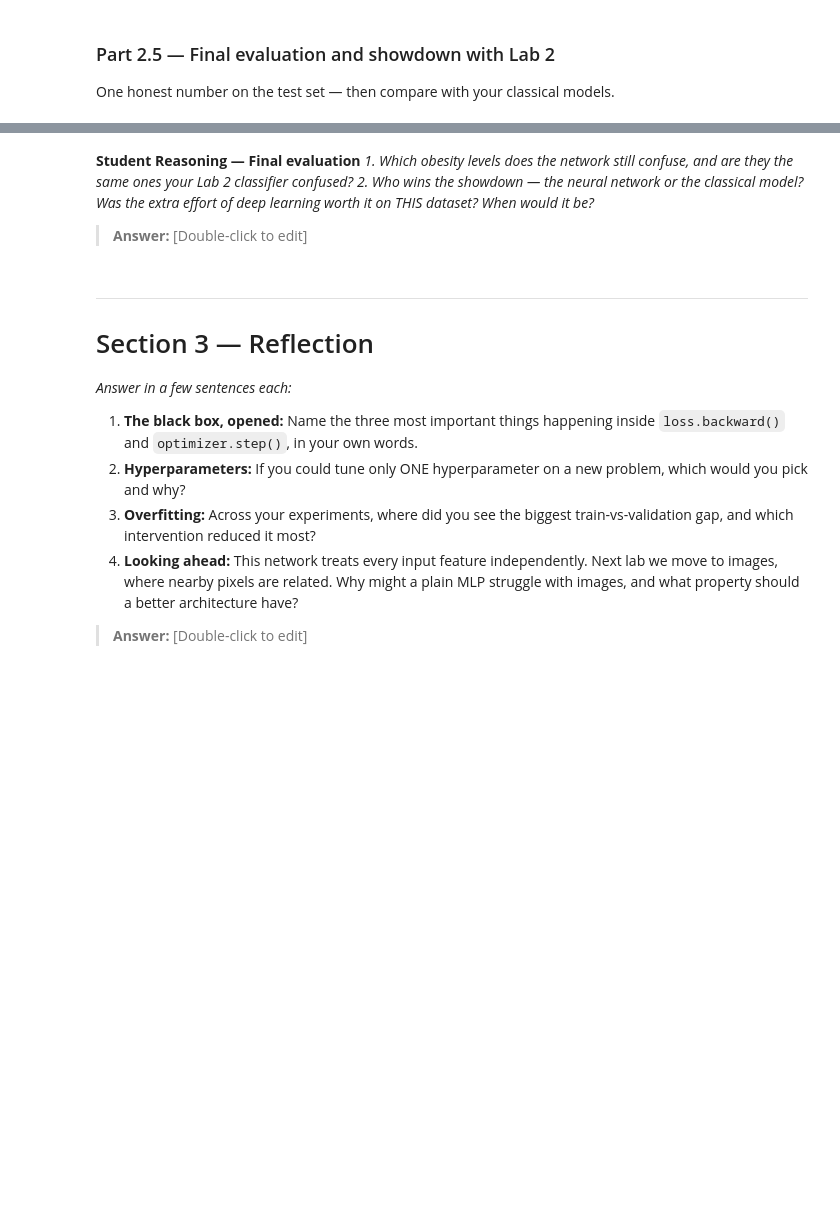
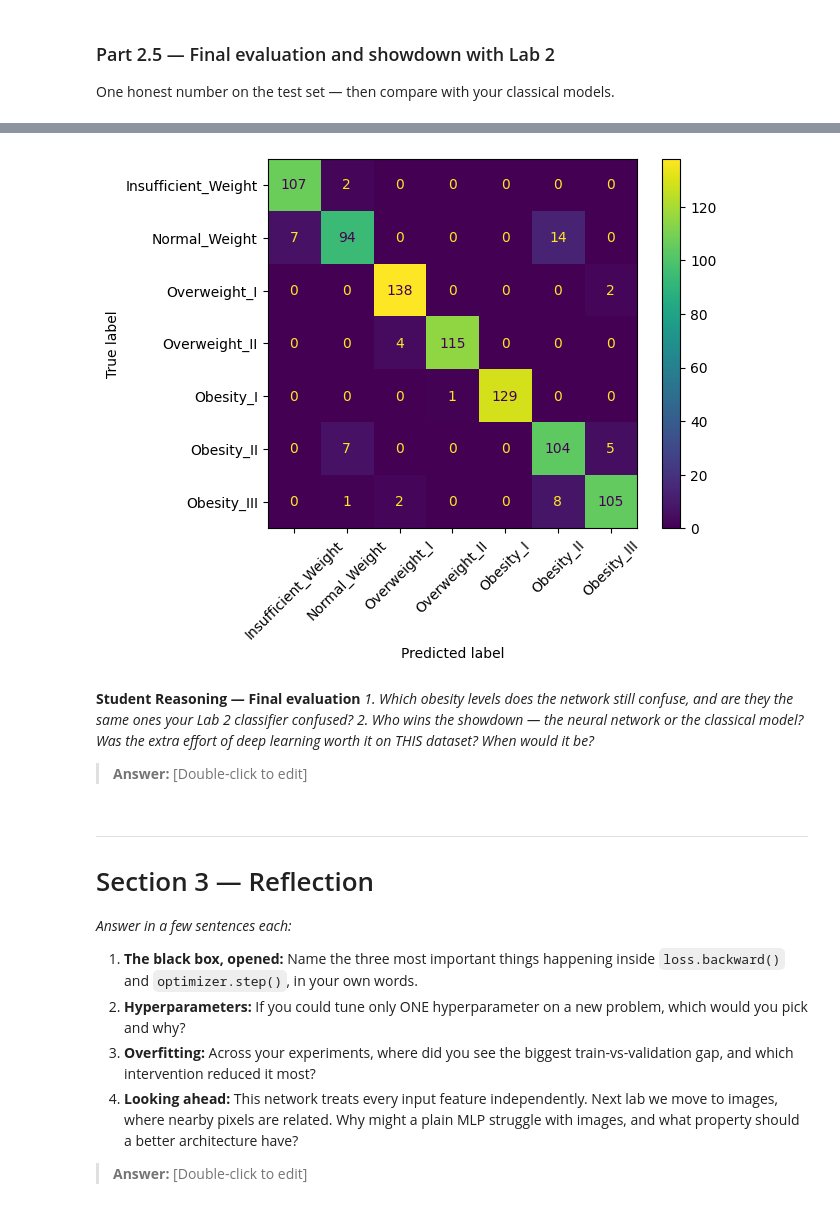
Before and after one commit to joyy-atschool/lab-3, a Jupyter notebook: lab_3.ipynb, the cells around one changed output, grey strips where cells are left out. Drawn from its saved outputs; the diff is of its cells as text; code cells hidden in the pictures; blank space fills up the shorter version.

```diff
--- a/lab_3.ipynb
+++ b/lab_3.ipynb
@@ -944,0 +927,96 @@ One honest number on the test set — then compare with your classical models.
+# %%
+from sklearn.metrics import accuracy_score, f1_score, classification_report
+import pandas as pd
+from sklearn.metrics import ConfusionMatrixDisplay
+from sklearn.metrics import confusion_matrix
+
+# TODO: Load your best configuration's weights; model.eval().
+
+
+torch.manual_seed(42)
+
+best_model = FeedForwardNet(
+    input_dim,
+    hidden_sizes=(256,128,64),
+    dropout=0.0
+).to(DEVICE)
+
+
+best_model.load_state_dict(torch.load("ffn_best.pt"))
+best_model.eval()
+
+# TODO: Report test ACCURACY and MACRO-F1
+#
+
+predics = []
+labells = []
+
+with torch.no_grad():
+    for xb, yb in test_loader:
+
+        xb = xb.to(DEVICE)
+
+        logits = best_model(xb)
+
+        preds = torch.argmax(logits, dim=1)
+
+        predics.extend(preds.cpu().numpy())
+        labells.extend(yb.numpy())
+
+
+test_acc = accuracy_score(labells, predics)
+test_f1 = f1_score(labells, predics, average="macro")
+
+print("Test Accuracy:", test_acc)
+print("Macro F1:", test_f1)
+
+print(classification_report(labells, predics))
+
+# TODO: Confusion matrix for the test set with the 7 class names
+#
+class_names = [
+    "Insufficient_Weight",
+    "Normal_Weight",
+    "Overweight_I",
+    "Overweight_II",
+    "Obesity_I",
+    "Obesity_II",
+    "Obesity_III"
+]
+
+cm = confusion_matrix(labells, predics)
+
+disp = ConfusionMatrixDisplay(
+    confusion_matrix=cm,
+    display_labels=class_names
+)
+
+disp.plot(xticks_rotation=45)
+
+# TODO: Build a small comparison table (a pandas DataFrame is fine):
+#   rows = [your best Lab 2 classifier, this neural network]
+#   cols = [test accuracy, test macro-F1, training time, number of parameters/trees]
+
+comparison = pd.DataFrame({
+    "Model":[
+        "Random Forest",
+        "FeedForward Neural Network"
+    ],
+    "Test Accuracy":[
+        0.9372781065088758,
+        test_acc
+    ],
+    "Macro F1":[
+        0.9350484134728594,      # replace with your Lab 2 macro-F1
+        test_f1
+    ],
+    "Training Time":[
+        "0.4 s",     # replace with your measured value
+        "38 s"       # replace with your measured value
+    ],
+    "Parameters/Trees":[
+        "100 trees",     # whatever you used
+        sum(p.numel() for p in best_model.parameters())
+    ]
+})
+# %% [output]
@@ -945,3 +1038,4 @@ One honest number on the test set — then compare with your classical models.
+[figure, added]
 # %% [markdown]
 **Student Reasoning — Final evaluation**
 *1. Which obesity levels does the network still confuse, and are they the same ones your
```
Also changed, not shown: parts of 7 cells of this notebook.
